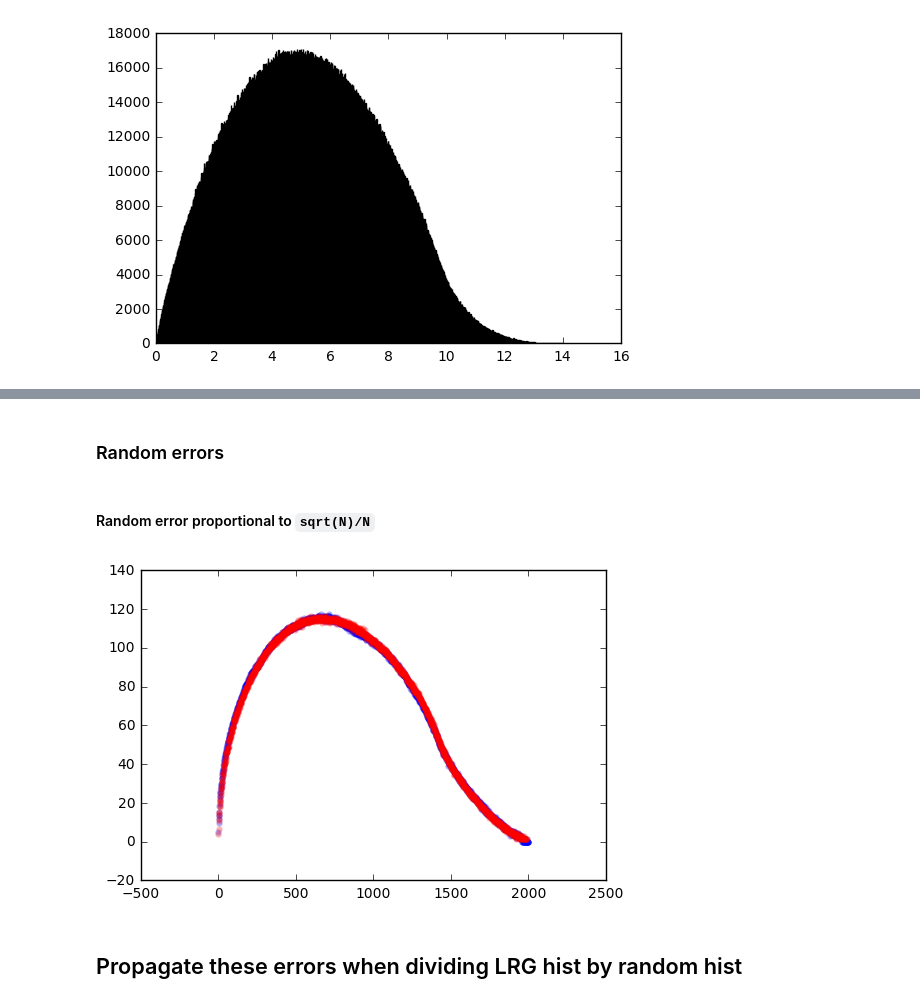
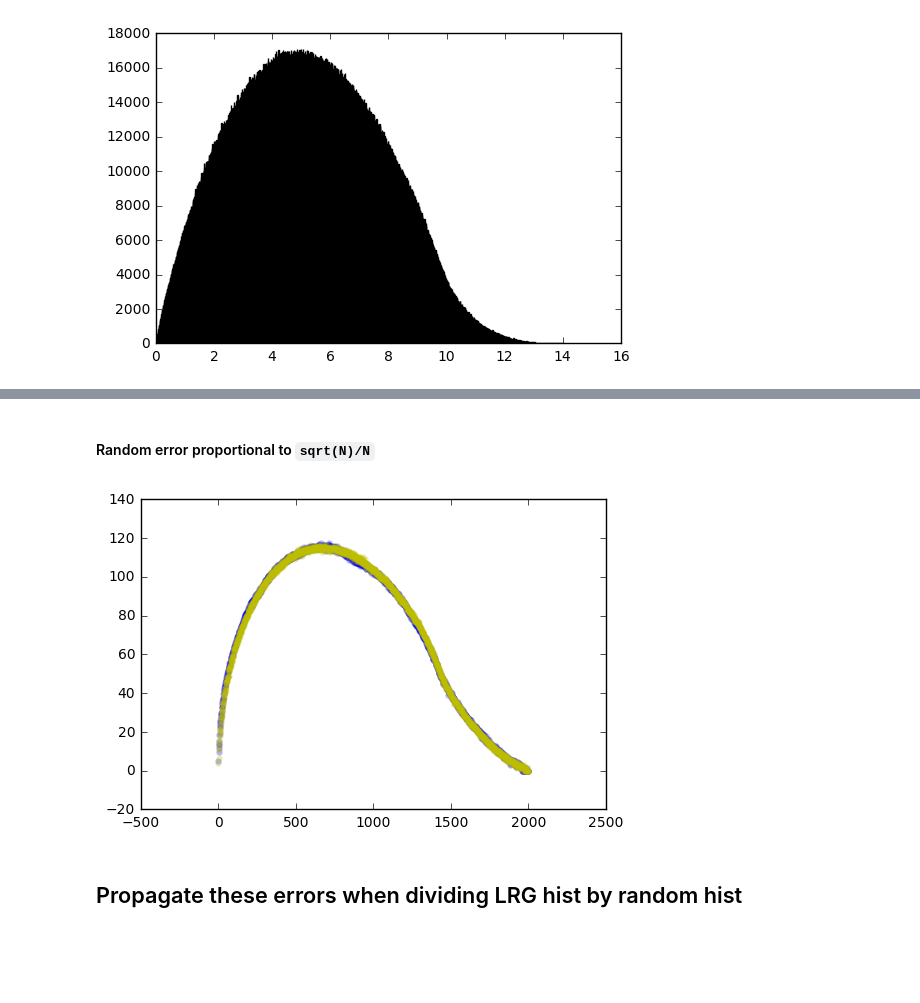
Before and after one commit to belaa/bao, a Jupyter notebook: bao_intro.ipynb, the cells around one changed output, grey strips where cells are left out. Cells and saved outputs as stored; diff of their text form; code cells hidden in the pictures; blank space fills up the shorter version.

```diff
--- a/bao_intro.ipynb
+++ b/bao_intro.ipynb
@@ -111,6 +113,5 @@ plt.show()
 # %%
-#LRGs from ??? with 0.9 < z < 1.0
-lrg = Table.read('LRG_0.9_1.0.fits')
+lrg = Table.read('data/LRG_0.9_1.0.fits')
 data = Table([lrg['RA'], lrg['DEC']])
 # %%
 #large range for dec...
@@ -220,2 +186,0 @@ lrg_err = np.sqrt(freq)
-# %% [markdown]
-### Random errors
@@ -225,9 +188,9 @@ rand_err = np.sqrt(freq_seed)
 #### Random error proportional to `sqrt(N)/N`
 # %%
 plt.scatter(range(2000), lrg_err, c='b', lw=0, alpha=0.3)
-plt.scatter(range(2000), rand_err, c='r', lw=0, alpha=0.3)
+plt.scatter(range(2000), rand_err, c='y', lw=0, alpha=0.3)
 plt.show()
 # %% [output]
-[figure, old version]
+[figure, new version]
 # %% [markdown]
 ## Propagate these errors when dividing LRG hist by random hist
```
Also changed, not shown: parts of 11 cells of this notebook.
